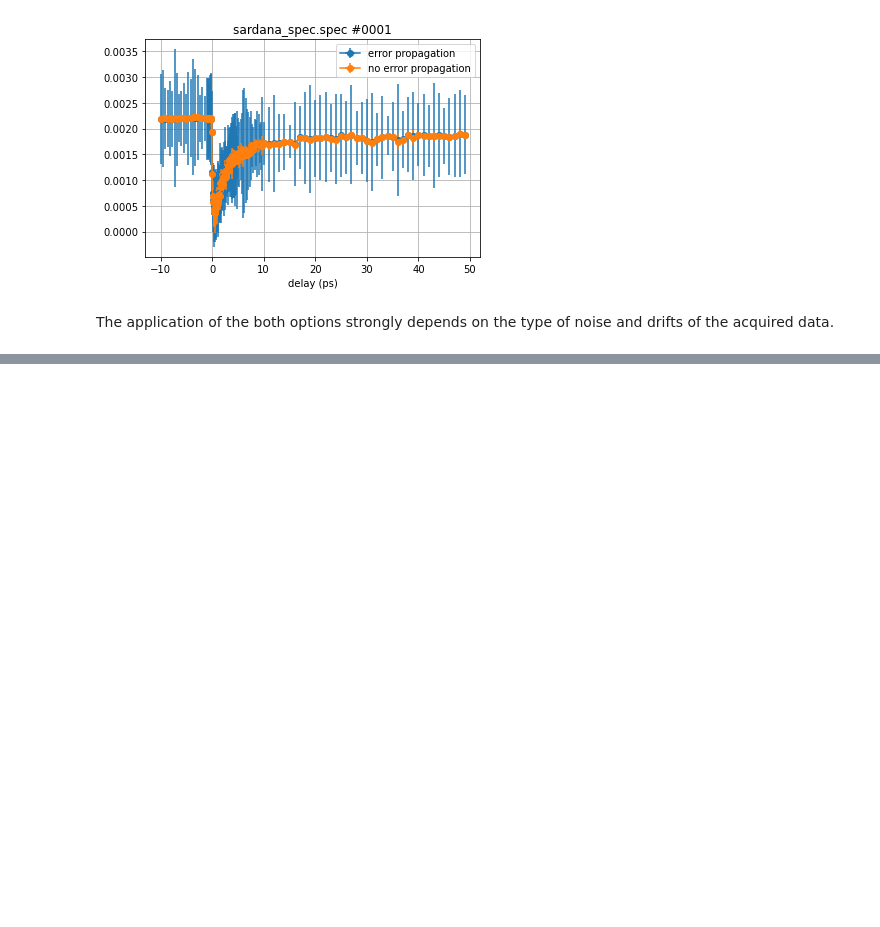
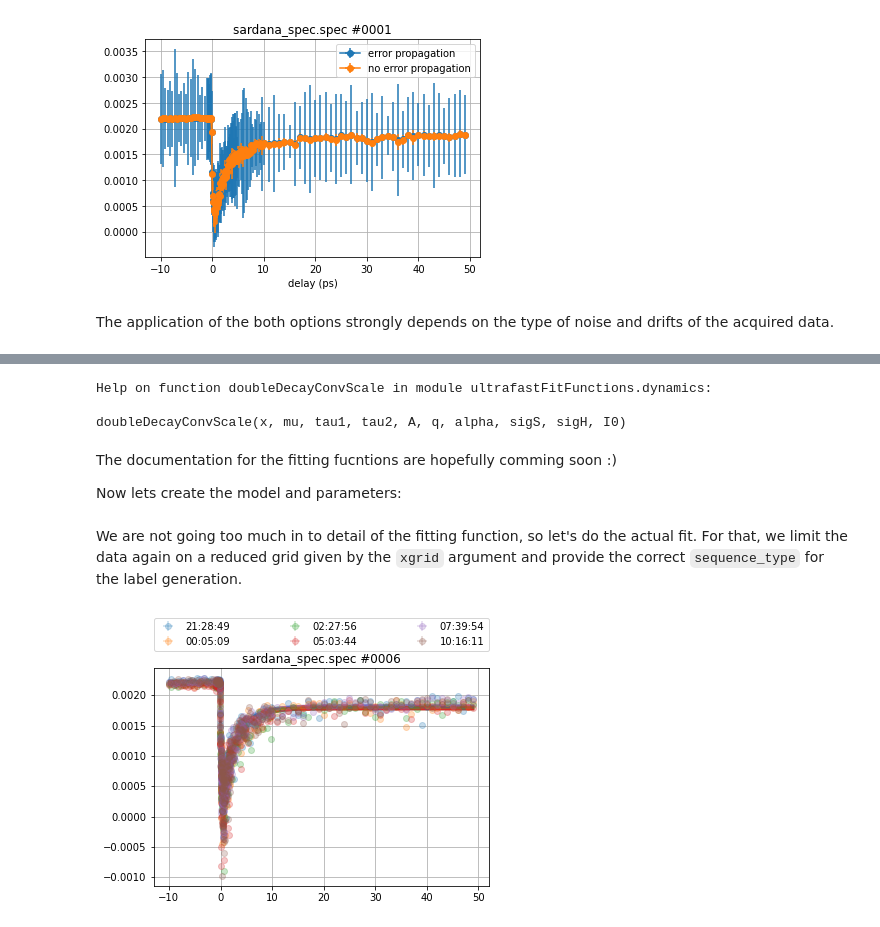
Before and after one commit to dschick/pyEvalData, a Jupyter notebook: docs/source/examples/evaluation.ipynb, the cells around one changed output, grey strips where cells are left out. Saved outputs shown, nothing was run; the diff lists cells and outputs as text; code cells hidden in the pictures; blank space fills up the shorter version.

```diff
--- a/docs/source/examples/evaluation.ipynb
+++ b/docs/source/examples/evaluation.ipynb
@@ -350,0 +555,35 @@ drifts of the acquired data.
+# %%
+help(ufff.doubleDecayConvScale)
+# %% [output]
+Help on function doubleDecayConvScale in module ultrafastFitFunctions.dynamics:
+
+doubleDecayConvScale(x, mu, tau1, tau2, A, q, alpha, sigS, sigH, I0)
+# %% [markdown]
+The documentation for the fitting fucntions are hopefully comming soon :)
+
+Now lets create the model and parameters:
+# %%
+mod = lf.Model(ufff.doubleDecayConvScale)
+pars = lf.Parameters()
+
+pars.add('mu', value=0)
+pars.add('tau1', value=0.2)
+pars.add('tau2', value=10)
+pars.add('A', value=0.5)
+pars.add('q', value=1)
+pars.add('alpha', value=1, vary=False)
+pars.add('sigS', value=0.05, vary=False)
+pars.add('sigH', value=0, vary=False)
+pars.add('I0', value=0.002)
+# %% [markdown]
+We are not going too much in to detail of the fitting function, so let's do
+the actual fit.
+For that, we limit the data again on a reduced grid given by the `xgrid` argument
+and provide the correct `sequence_type` for the label generation.
+# %%
+plt.figure()
+ev.fit_scan_sequence(scan_sequence, mod, pars, xgrid=np.r_[-10:50:0.01],
+                     sequence_type='text')
+plt.show()
+# %% [output]
+[figure, added]
```
Also changed, not shown: parts of 37 cells of this notebook.
